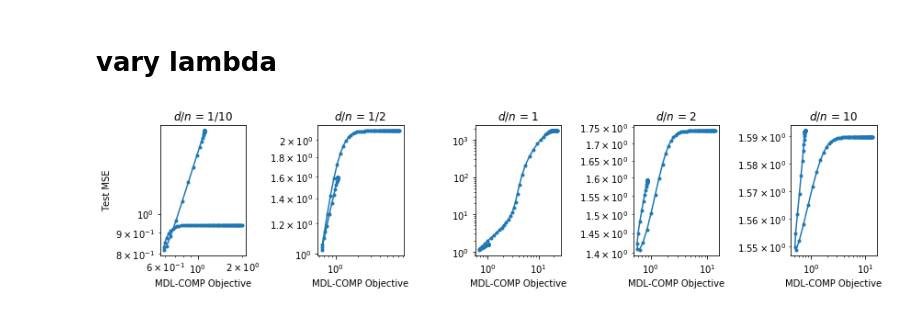
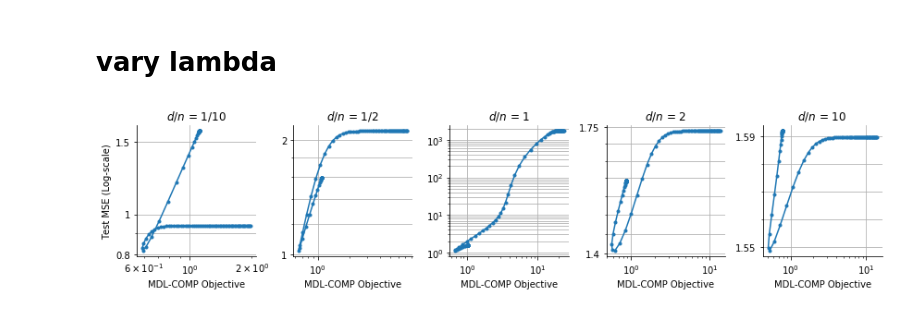
Before and after one commit to csinva/mdl-complexity, a Jupyter notebook: 01_explore_lambda_loss.ipynb, the cells around one changed output. Drawn from its saved outputs; the diff is of its cells as text; code cells hidden in the pictures.

```diff
--- a/01_explore_lambda_loss.ipynb
+++ b/01_explore_lambda_loss.ipynb
@@ -67,34 +70,54 @@ for c, n_train_over_num_features in tqdm(enumerate([10, 2, 1, 1/2, 1/10])):
 
     def mdl1_loss(l):
         thetahat = calc_thetahat(l)
         mse_norm = npl.norm(y_train - X_train @ thetahat)**2 / (2 * var)
         theta_norm = npl.norm(thetahat)**2 / (2 * var)
         eigensum = 0.5 * np.sum(np.log((eigenvals + l) / l))
         return (mse_norm + theta_norm + eigensum) / y_train.size
 
 
     lambdas = np.logspace(-10, 10, num=100)
     n = lambdas.size
 
 
     r = {
         'l': lambdas,
         'mdl1': np.zeros(n),
         'test_mse': np.zeros(n)
     }
     for i, l in enumerate(lambdas):
         thetahat = calc_thetahat(l)
         r['test_mse'][i] = np.mean(np.square(y_test - X_test @ thetahat))
         r['mdl1'][i] = mdl1_loss(l)
-    plt.subplot(R, C, c + 1)
+    ax = plt.subplot(R, C, c + 1)
     plt.plot(r['mdl1'], r['test_mse'], '.-')
+
+    plt.tight_layout()
+
+    if c == 0:
+        plt.ylabel('Test MSE (Log-scale)')
+
     plt.xscale('log')
     plt.yscale('log')
-    plt.tight_layout()
+    plt.grid(which='major', axis='x')
+    plt.grid(which='both', axis='y')
+
+    ax.yaxis.set_minor_formatter(NullFormatter())
+
+    ax.spines['right'].set_visible(False)
+    ax.spines['top'].set_visible(False)
+
     if c == 0:
-        plt.ylabel('Test MSE')
+        plt.yticks([0.8, 1, 1.5], labels=['0.8', '1', '1.5'])
+    if c == 1:
+        plt.yticks([1, 2], labels=['1', '2'])
+    elif c == 3:
+        plt.yticks([1.4, 1.75], labels=['1.4', '1.75'])
+    elif c == 4:
+        plt.yticks([1.55, 1.59], labels=['1.55', '1.59'])
     plt.xlabel('MDL-COMP Objective')
     plt.title('$d/n$ = ' + tits[c])
+
 plt.savefig(oj(save_dir, 'fig_lambda.pdf'))
 # %% [output]
-[figure, old version]
+[figure, new version]
```
Also changed, not shown: parts of 1 cell of this notebook, 3 other files.
